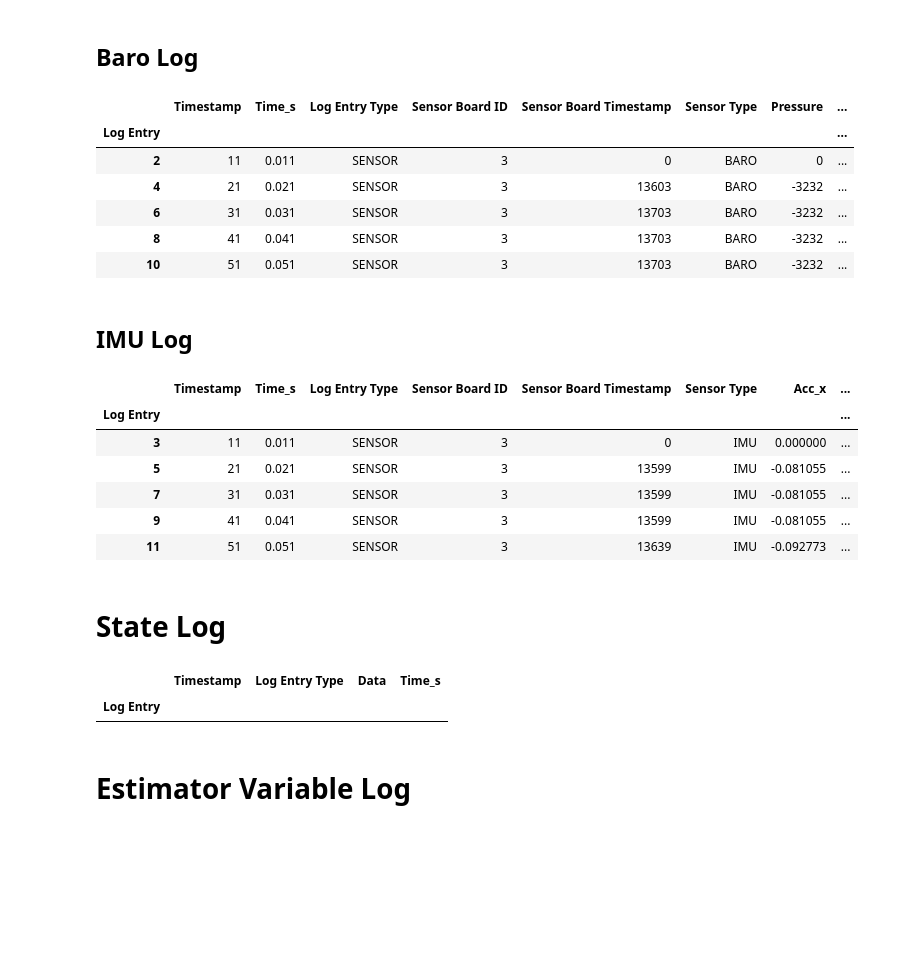
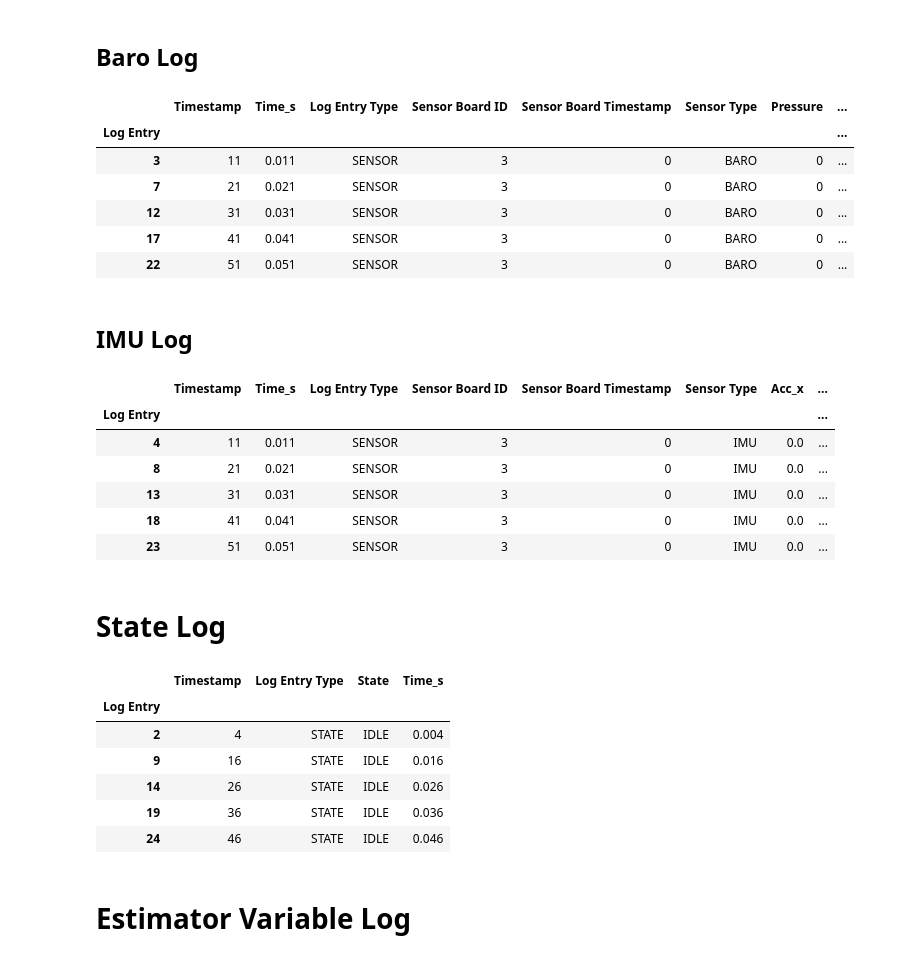
Before and after one commit to aris-space/euler-avionics, a Jupyter notebook: log_parser/log_splitter.ipynb, the cells around one changed output. Saved outputs shown, nothing was run; the diff lists cells and outputs as text; code cells hidden in the pictures; blank space fills up the shorter version.

```diff
--- a/log_parser/log_splitter.ipynb
+++ b/log_parser/log_splitter.ipynb
@@ -5,7 +5,7 @@ import pandas as pd
 from pathlib import Path
 # %%
 #input args
-log_name = 'logs/LOG_011.csv'
+log_name = 'logs/LOG_012.csv'
 ticks_per_second_mb = 1000
 out_dir = './out'
 
@@ -34,7 +34,7 @@ full_log.head()
 full_log['Time_s'] = full_log['Timestamp']/ticks_per_second_mb
 # %%
 #change entry type ids to enums
-full_log['Log Entry Type'].replace({1:'SENSOR', 2:'STATE', 3:'ESTIMATOR_VAR', 4:'MSG'}, inplace = True)
+full_log['Log Entry Type'].replace({1:'SENSOR', 2:'STATE', 3:'ESTIMATOR_VAR', 4: 'CONTROLLER_OUTPUT', 5:'MOTOR', 6:'MSG'}, inplace = True)
 # %% [markdown]
 # Sensor Log
 # %%
@@ -61,17 +61,17 @@ baro_log.drop(columns = ['Data'], inplace = True)
 baro_log = baro_log[['Timestamp', 'Time_s', 'Log Entry Type', 'Sensor Board ID', 'Sensor Board Timestamp', 'Sensor Type', 'Pressure', 'Temperature']]
 
 #convert temperature to Celsius
-fmt_tmp = lambda x: x / 1000
+fmt_tmp = lambda x: x / 100
 baro_log['Temperature'] = baro_log['Temperature'].apply(pd.to_numeric).apply(fmt_tmp)
 baro_log.head()
 # %% [output]
 |  | Timestamp | Time_s | Log Entry Type | Sensor Board ID | Sensor Board Timestamp | Sensor Type | Pressure | ... |
 | Log Entry |  |  |  |  |  |  |  | ... |
-| 2 | 11 | 0.011 | SENSOR | 3 | 0 | BARO | 0 | ... |
-| 4 | 21 | 0.021 | SENSOR | 3 | 13603 | BARO | -3232 | ... |
-| 6 | 31 | 0.031 | SENSOR | 3 | 13703 | BARO | -3232 | ... |
-| 8 | 41 | 0.041 | SENSOR | 3 | 13703 | BARO | -3232 | ... |
-| 10 | 51 | 0.051 | SENSOR | 3 | 13703 | BARO | -3232 | ... |
+| 3 | 11 | 0.011 | SENSOR | 3 | 0 | BARO | 0 | ... |
+| 7 | 21 | 0.021 | SENSOR | 3 | 0 | BARO | 0 | ... |
+| 12 | 31 | 0.031 | SENSOR | 3 | 0 | BARO | 0 | ... |
+| 17 | 41 | 0.041 | SENSOR | 3 | 0 | BARO | 0 | ... |
+| 22 | 51 | 0.051 | SENSOR | 3 | 0 | BARO | 0 | ... |
 # %%
 #save to csv; read as pd.read_csv(loc, index_col = 0)
 baro_log.to_csv(f'{split_logs_dir}/baro.csv')
@@ -102,11 +102,11 @@ imu_log.head()
 # %% [output]
 |  | Timestamp | Time_s | Log Entry Type | Sensor Board ID | Sensor Board Timestamp | Sensor Type | Acc_x | ... |
 | Log Entry |  |  |  |  |  |  |  | ... |
-| 3 | 11 | 0.011 | SENSOR | 3 | 0 | IMU | 0.000000 | ... |
-| 5 | 21 | 0.021 | SENSOR | 3 | 13599 | IMU | -0.081055 | ... |
-| 7 | 31 | 0.031 | SENSOR | 3 | 13599 | IMU | -0.081055 | ... |
-| 9 | 41 | 0.041 | SENSOR | 3 | 13599 | IMU | -0.081055 | ... |
-| 11 | 51 | 0.051 | SENSOR | 3 | 13639 | IMU | -0.092773 | ... |
+| 4 | 11 | 0.011 | SENSOR | 3 | 0 | IMU | 0.0 | ... |
+| 8 | 21 | 0.021 | SENSOR | 3 | 0 | IMU | 0.0 | ... |
+| 13 | 31 | 0.031 | SENSOR | 3 | 0 | IMU | 0.0 | ... |
+| 18 | 41 | 0.041 | SENSOR | 3 | 0 | IMU | 0.0 | ... |
+| 23 | 51 | 0.051 | SENSOR | 3 | 0 | IMU | 0.0 | ... |
 # %%
 #save to csv; read as pd.read_csv(loc, index_col = 0)
 imu_log.to_csv(f'{split_logs_dir}/imu.csv')
@@ -115,10 +117,18 @@ imu_log.to_csv(f'{split_logs_dir}/imu.csv')
 # %%
 #extract state change entries
 state_log = full_log[full_log['Log Entry Type'] == 'STATE'].copy()
+state_log.rename(columns={'Data': 'State'}, inplace = True)
+state_log['State'] = state_log['State'].astype(int)
+state_log['State'].replace({1:'IDLE', 2:'AIRBRAKE_TEST', 3:'THRUSTING', 4:'COASTING', 5:'DESCENT', 6:'RECOVERY'}, inplace = True)
 state_log.head()
 # %% [output]
-|  | Timestamp | Log Entry Type | Data | Time_s |
+|  | Timestamp | Log Entry Type | State | Time_s |
 | Log Entry |  |  |  |  |
+| 2 | 4 | STATE | IDLE | 0.004 |
+| 9 | 16 | STATE | IDLE | 0.016 |
+| 14 | 26 | STATE | IDLE | 0.026 |
+| 19 | 36 | STATE | IDLE | 0.036 |
+| 24 | 46 | STATE | IDLE | 0.046 |
 # %%
 #save to csv; read as pd.read_csv(loc, index_col = 0)
 state_log.to_csv(f'{split_logs_dir}/state_transitions.csv')
```
Also changed, not shown: parts of 10 cells of this notebook, 1 other file.
